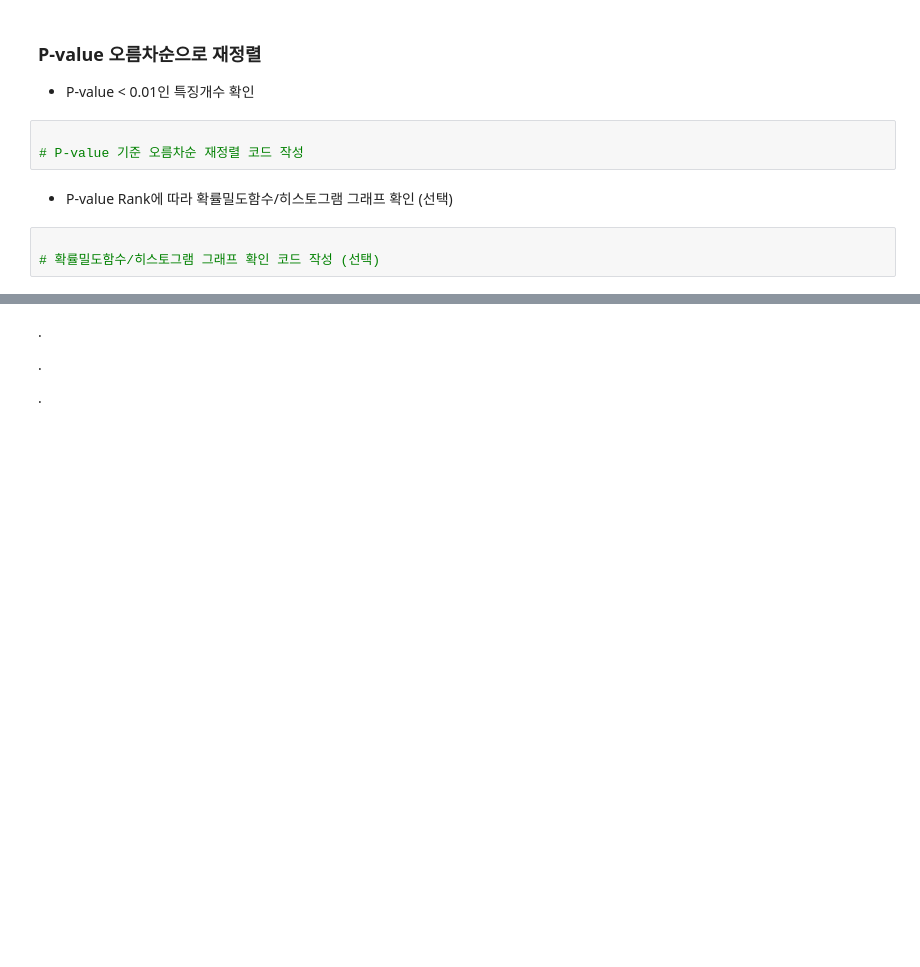
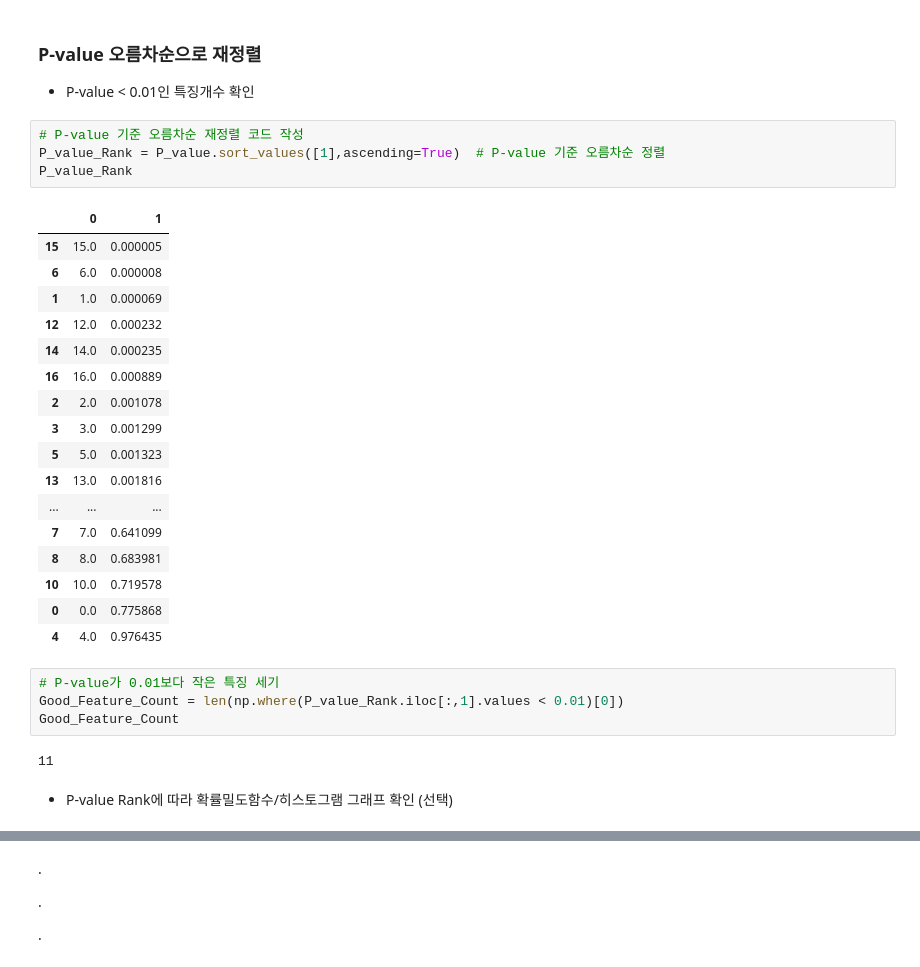
Before and after one commit to kangrnin/2020-summer-phm, a Jupyter notebook: DataCallengeMaterials/Data_Challenge_ST-0.ipynb, the cells around one changed output, grey strips where cells are left out. Saved outputs shown, nothing was run; the diff lists cells and outputs as text; blank space fills up the shorter version.

```diff
--- a/DataCallengeMaterials/Data_Challenge_ST-0.ipynb
+++ b/DataCallengeMaterials/Data_Challenge_ST-0.ipynb
@@ -749,10 +729,32 @@ NoOfFeature = int(FeatureData_Fault1_df.shape[0])  # 특징 개수
 ### P-value 오름차순으로 재정렬
 - P-value < 0.01인 특징개수 확인
 # %%
-
 # P-value 기준 오름차순 재정렬 코드 작성
+P_value_Rank = P_value.sort_values([1],ascending=True)  # P-value 기준 오름차순 정렬
+P_value_Rank
+# %% [output]
+|  | 0 | 1 |
+| 15 | 15.0 | 0.000005 |
+| 6 | 6.0 | 0.000008 |
+| 1 | 1.0 | 0.000069 |
+| 12 | 12.0 | 0.000232 |
+| 14 | 14.0 | 0.000235 |
+| 16 | 16.0 | 0.000889 |
+| 2 | 2.0 | 0.001078 |
+| 3 | 3.0 | 0.001299 |
+| 5 | 5.0 | 0.001323 |
+| 13 | 13.0 | 0.001816 |
+| ... | ... | ... |
+| 7 | 7.0 | 0.641099 |
+| 8 | 8.0 | 0.683981 |
+| 10 | 10.0 | 0.719578 |
+| 0 | 0.0 | 0.775868 |
+| 4 | 4.0 | 0.976435 |
+# %%
+# P-value가 0.01보다 작은 특징 세기
+Good_Feature_Count = len(np.where(P_value_Rank.iloc[:,1].values < 0.01)[0])
+Good_Feature_Count
+# %% [output]
+11
 # %% [markdown]
 - P-value Rank에 따라 확률밀도함수/히스토그램 그래프 확인 (선택)
-# %%
-
-# 확률밀도함수/히스토그램 그래프 확인 코드 작성 (선택)
```
Also changed, not shown: parts of 9 cells of this notebook, 1 other file.
